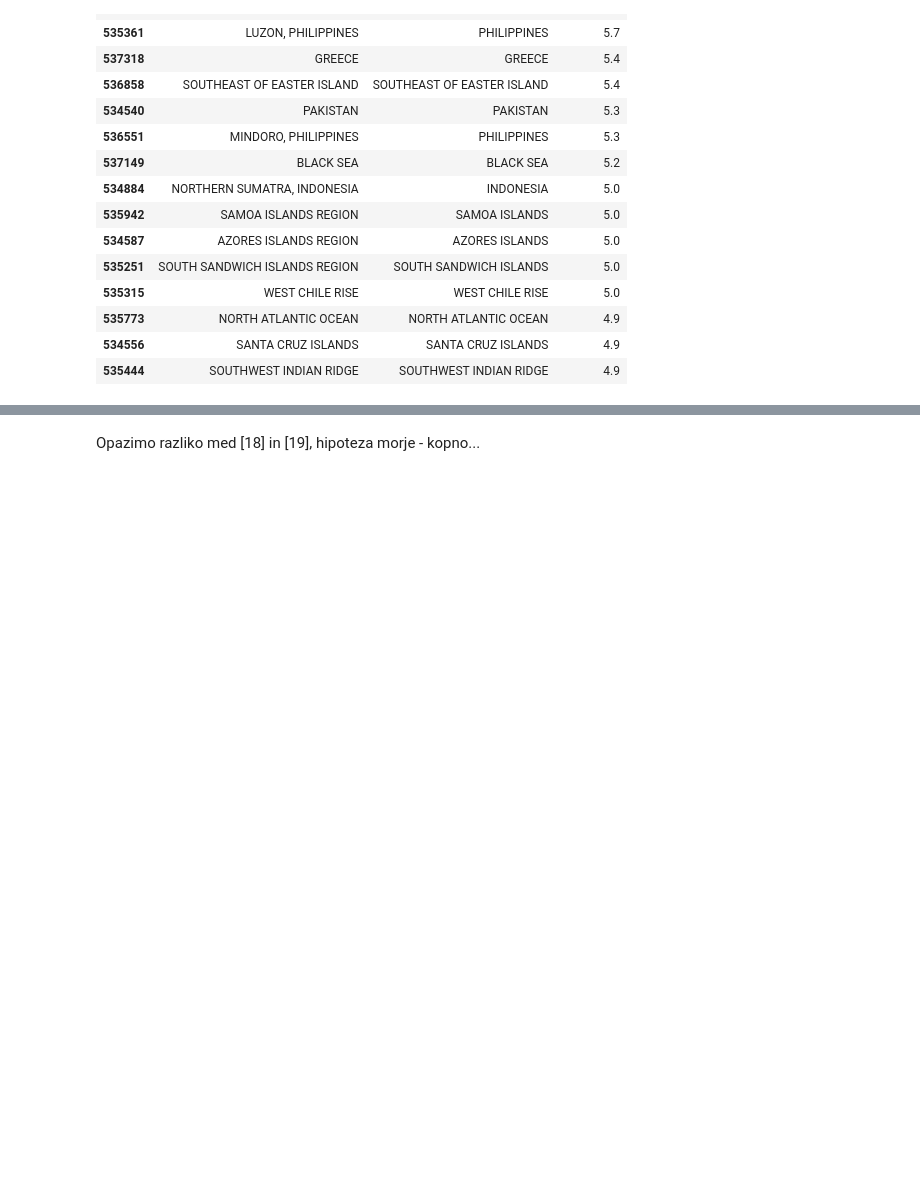
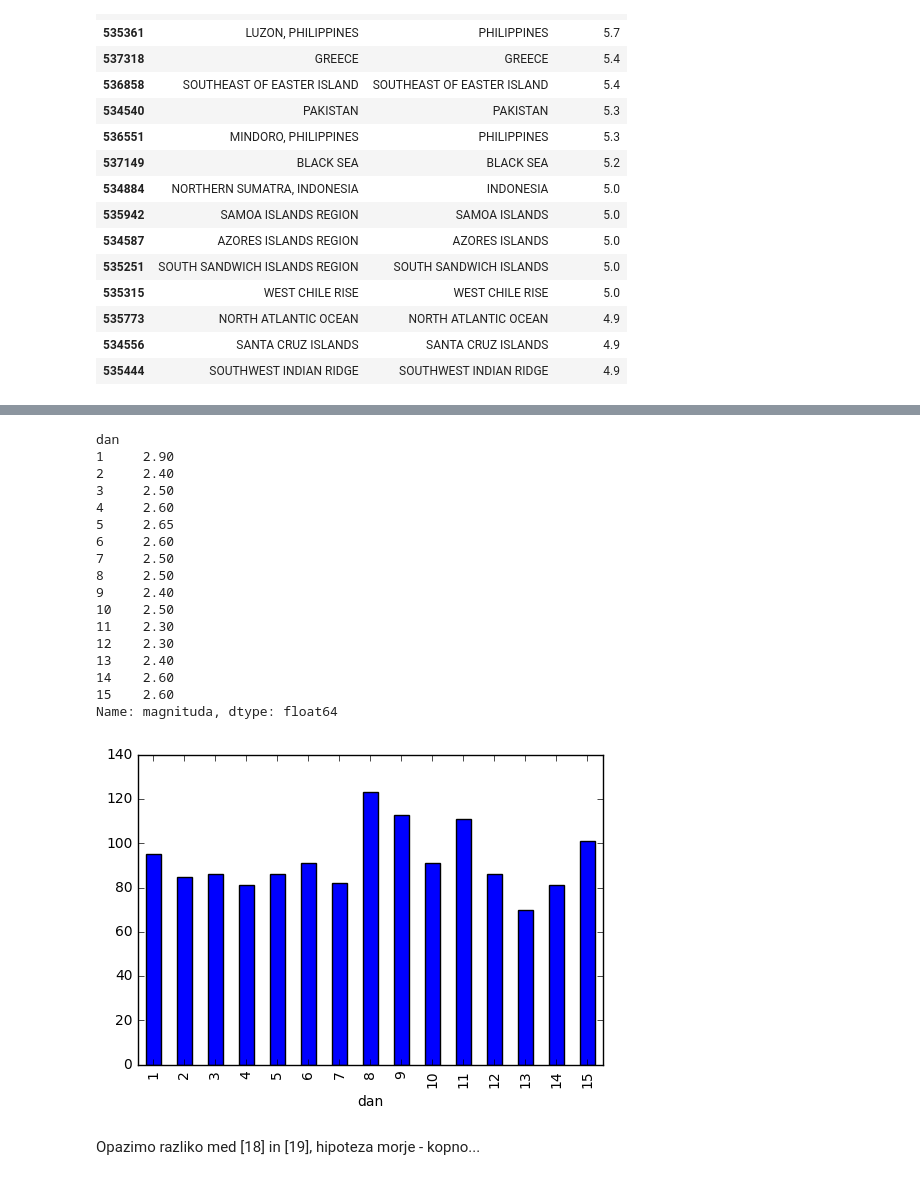
Before and after one commit to tjasabajc/Potresi, a Jupyter notebook: delovnaverzija.ipynb, the cells around one changed output, grey strips where cells are left out. Saved outputs shown, nothing was run; the diff lists cells and outputs as text; code cells hidden in the pictures; blank space fills up the shorter version.

```diff
--- a/delovnaverzija.ipynb
+++ b/delovnaverzija.ipynb
@@ -207,3 +287,23 @@ Name: magnituda, dtype: float64
 # %%
 po_dnevu = podatki.groupby('dan')
 po_dnevu.size().plot(kind='bar')
+po_dnevu['magnituda'].median()
+# %% [output]
+dan
+1     2.90
+2     2.40
+3     2.50
+4     2.60
+5     2.65
+6     2.60
+7     2.50
+8     2.50
+9     2.40
+10    2.50
+11    2.30
+12    2.30
+13    2.40
+14    2.60
+15    2.60
+Name: magnituda, dtype: float64
+[figure, added]
```
Also changed, not shown: parts of 17 cells of this notebook.
